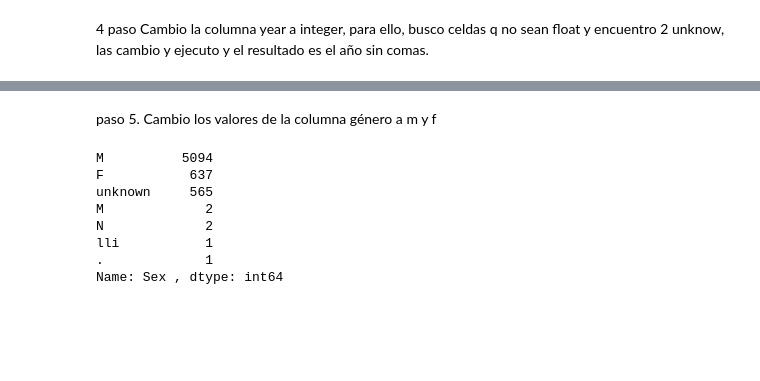
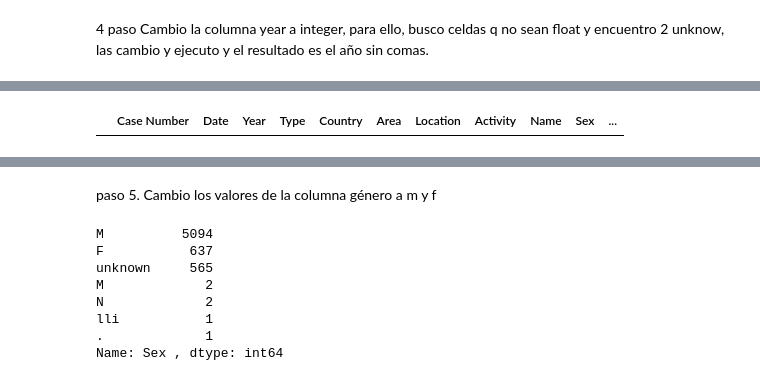
Before and after one commit to Carlosclementegarcia/PROYECTO-SHARKS-CARLOS, a Jupyter notebook: YOUR-CODE/Untitled-1.ipynb, the cells around one changed output, grey strips where cells are left out. Saved outputs shown, nothing was run; the diff lists cells and outputs as text; code cells hidden in the pictures; blank space fills up the shorter version.

```diff
--- a/YOUR-CODE/Untitled-1.ipynb
+++ b/YOUR-CODE/Untitled-1.ipynb
@@ -97,7 +97,7 @@ resultados
 |  | Case Number | Date | Year | Type | Country | Area | Location | Activity | Name | Sex | ... |
 | 187 | 6115 | Reported 08-Jan-2017 | unknown | Invalid | AUSTRALIA | Queensland | unknown | Spearfishing | Kerry Daniel | M | ... |
 | 6079 | 223 | Reported 19-Aug-1836 | unknown | Unprovoked | ENGLAND | Cumberland | Whitehaven | Swimming | a boy | M | ... |
+# %%
+df.loc[187,'Year'] = 2017 #cambio al el valor
 # %%
-df.loc[187,'Year'] = df.loc[187,'Year'] = 0 #cambio a 0 el valor
+df.loc[6079,'Year'] = 1836 #cambio a 0 el valor
-# %%
-df.loc[6079,'Year'] = df.loc[6079,'Year'] = 0 #cambio a 0 el valor
@@ -110,3 +104,7 @@ resultados
+# %%
+df [df.Year == 'unknown']
+# %% [output]
+|  | Case Number | Date | Year | Type | Country | Area | Location | Activity | Name | Sex | ... |
 # %%
 df['Year'] = df['Year'].astype(int) # paso el type de la columna Year a integer
 # %%
```
Also changed, not shown: parts of 7 cells of this notebook.
